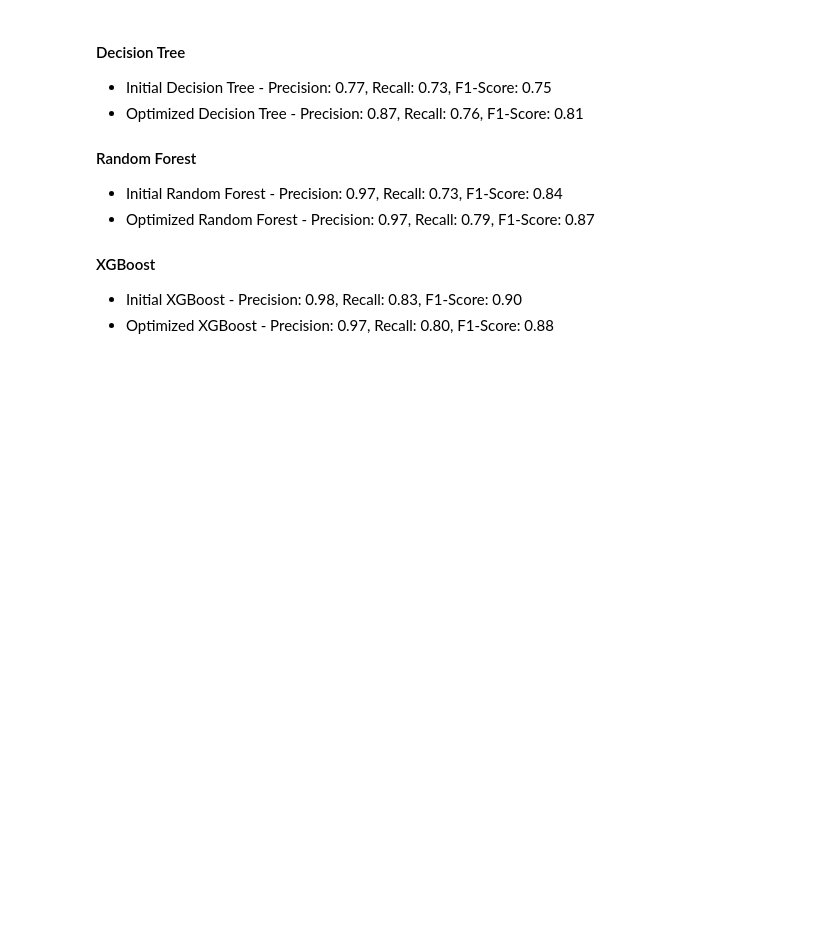
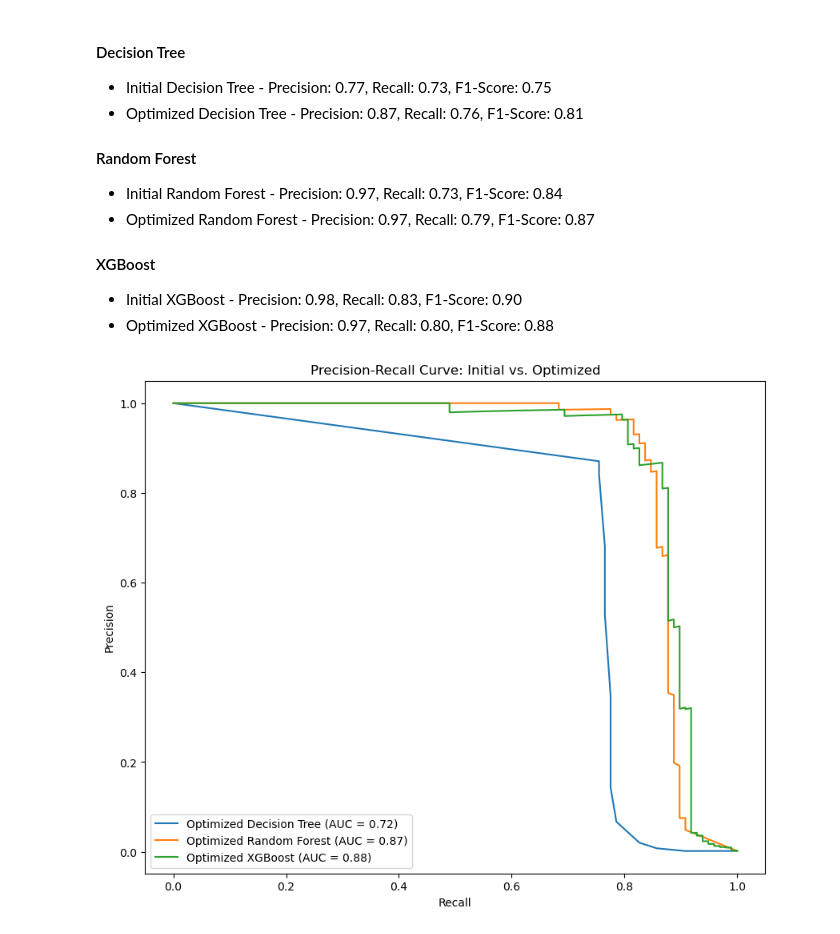
Before and after one commit to dmusili/creditcardfrauddetection, a Jupyter notebook: fraud-detection.ipynb, the cells around one changed output. Drawn from its saved outputs; the diff is of its cells as text; code cells hidden in the pictures; blank space fills up the shorter version.

Commit message:
added two visualizations

```diff
--- a/fraud-detection.ipynb
+++ b/fraud-detection.ipynb
@@ -168,3 +168,26 @@ Optimized XGBoost - Precision: 0.97, Recall: 0.80, F1-Score: 0.88
 #### XGBoost
 - Initial XGBoost - Precision: 0.98, Recall: 0.83, F1-Score: 0.90
 - Optimized XGBoost - Precision: 0.97, Recall: 0.80, F1-Score: 0.88
+# %%
+
+
+plt.figure(figsize=(10, 8))
+
+for name, model in optimized_models.items():
+    # Predict probabilities
+    y_probs = model.predict_proba(X_test)[:, 1]
+    # Calculate Precision-Recall curve
+    precision, recall, _ = precision_recall_curve(y_test, y_probs)
+    # Calculate AUC
+    auc_score = auc(recall, precision)
+
+    plt.plot(recall, precision, label=f'{name} (AUC = {auc_score:.2f})')
+
+# Add legend and labels
+plt.xlabel('Recall')
+plt.ylabel('Precision')
+plt.title('Precision-Recall Curve: Initial vs. Optimized')
+plt.legend(loc='lower left')
+plt.show()
+# %% [output]
+[figure, added]
```
Also changed, not shown: parts of 2 cells of this notebook, 2 other files.
